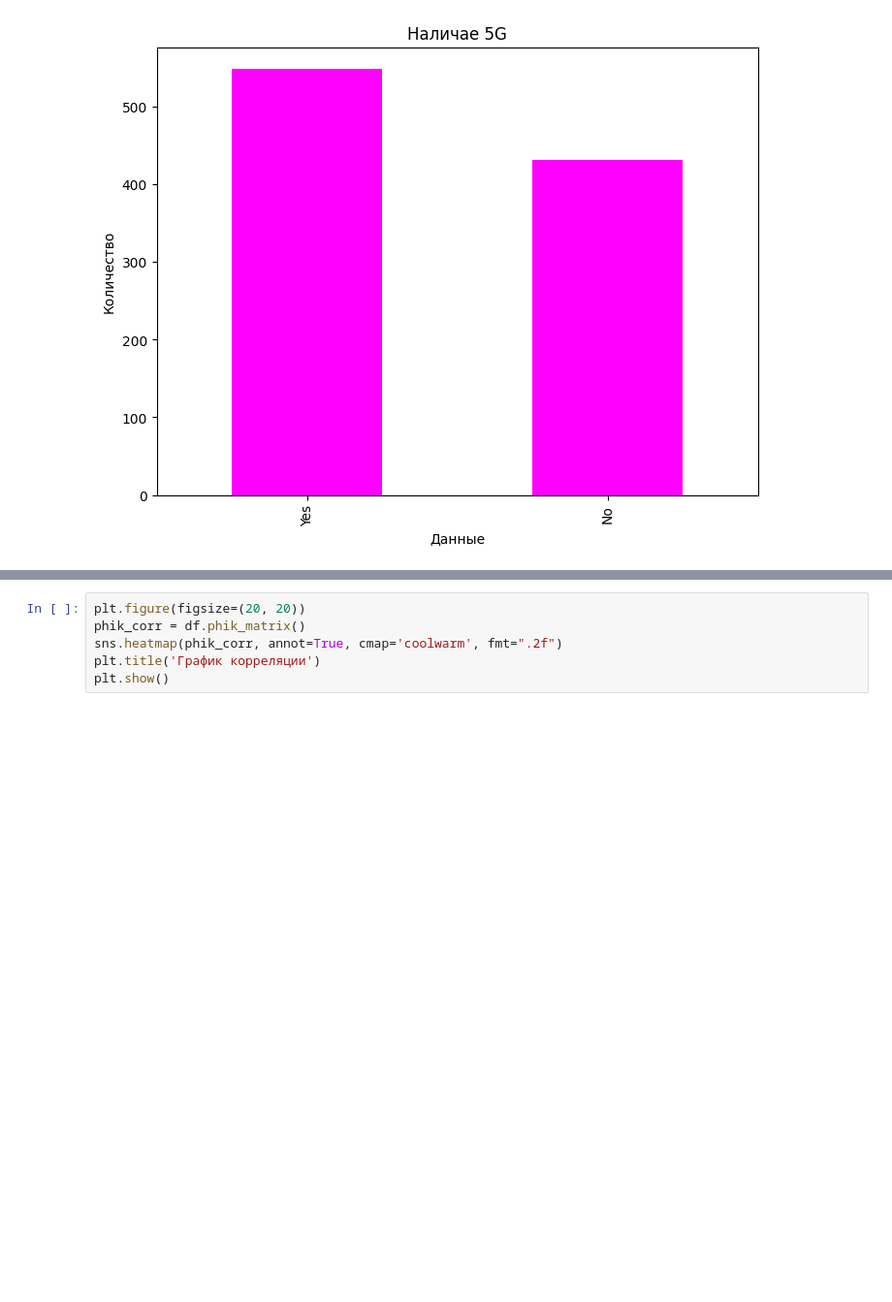
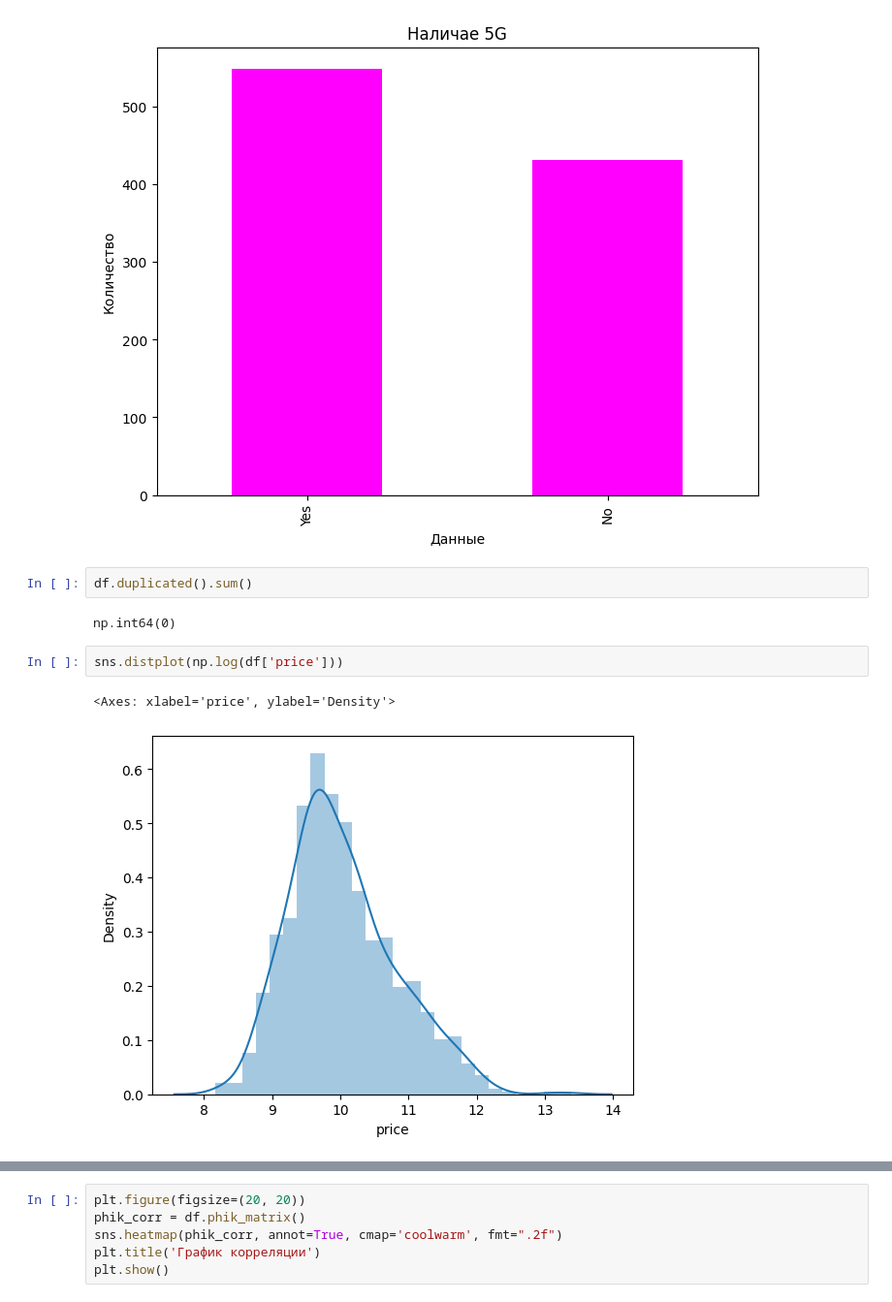
Before and after one commit to korsh624/DS, a Jupyter notebook: attest/task_copy.ipynb, the cells around one changed output, grey strips where cells are left out. Shown at 97% size. Saved outputs shown, nothing was run; the diff lists cells and outputs as text; blank space fills up the shorter version.

```diff
--- a/attest/task_copy.ipynb
+++ b/attest/task_copy.ipynb
@@ -142,3 +146,12 @@ plt.ylabel('Количество')
 plt.show()
 # %% [output]
 [figure]
+# %%
+df.duplicated().sum()
+# %% [output]
+np.int64(0)
+# %%
+sns.distplot(np.log(df['price']))
+# %% [output]
+<Axes: xlabel='price', ylabel='Density'>
+[figure, added]
```
Also changed, not shown: parts of 7 cells of this notebook.
